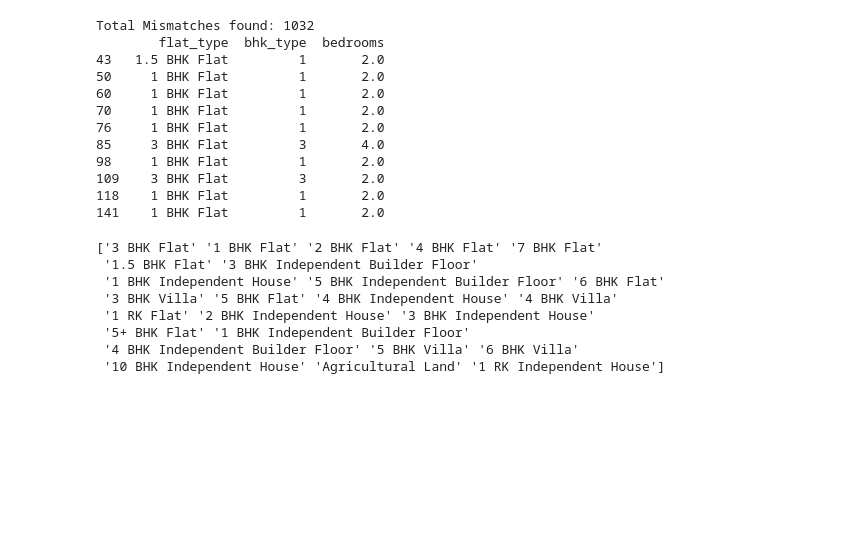
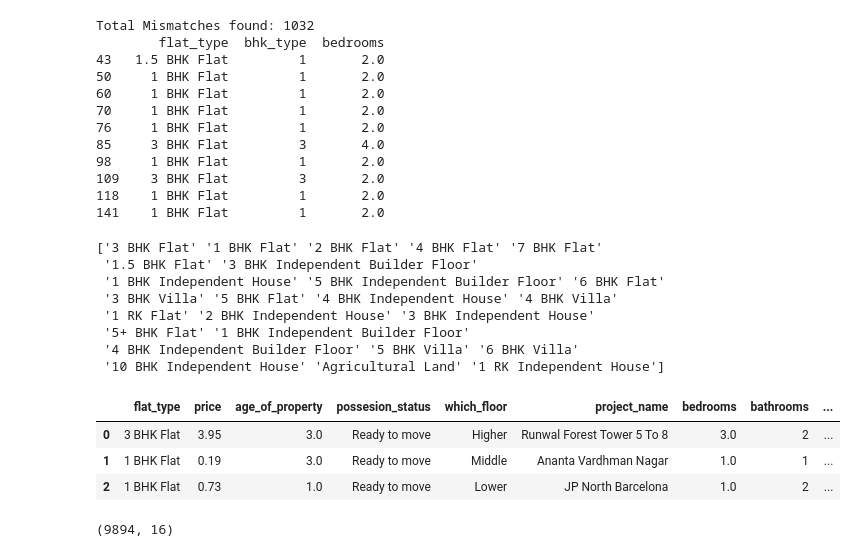
Before and after one commit to ShlokBagwe/Realytics-End-to-End-Real-Estate-Intelligence-Platform, a Jupyter notebook: Real_Estate_Data_Merge.ipynb, the cells around one changed output. Saved outputs shown, nothing was run; the diff lists cells and outputs as text; code cells hidden in the pictures; blank space fills up the shorter version.

Commit message:
df2 mumbai_flat final cleaning

```diff
--- a/Real_Estate_Data_Merge.ipynb
+++ b/Real_Estate_Data_Merge.ipynb
@@ -321,0 +402,28 @@ print(df2['flat_type'].unique())  # check for 1.5, 2.5, 3.5 BHK etc.
+# %%
+# drop columns no longer needed
+df2.drop(columns=[
+    'address', 'buildup_area', 'carpet_area',
+    'avg_price_sqft', 'facing', 'furnicing', 'brokrage',
+    'about_property'
+], inplace=True)
+# %%
+mask = df2['bathrooms'] == 'No Balcony'
+df2.loc[mask, 'balcony'] = 'No Balcony'
+df2.loc[mask, 'bathrooms'] = np.nan
+# %%
+mask = ~df2['possesion_status'].str.contains("Ready to move", na=False)
+df2.loc[mask,'possesion_status'] = np.nan
+# %%
+df2 = df2[['flat_type', 'price', 'age_of_property', 'possesion_status', 'which_floor', 'project_name', 'bedrooms', 'bathrooms', 'balcony', 'parking', 'source', 'location', 'buildup_area_sqft', 'carpet_area_sqft', 'is_ready_to_move', 'furnishing']]
+# %%
+df2.to_csv('cleaned_mumbai_flats_aftermath_final.csv', index=False)
+df2.head(3)
+# %% [output]
+|  | flat_type | price | age_of_property | possesion_status | which_floor | project_name | bedrooms | bathrooms | ... |
+| 0 | 3 BHK Flat | 3.95 | 3.0 | Ready to move | Higher | Runwal Forest Tower 5 To 8 | 3.0 | 2 | ... |
+| 1 | 1 BHK Flat | 0.19 | 3.0 | Ready to move | Middle | Ananta Vardhman Nagar | 1.0 | 1 | ... |
+| 2 | 1 BHK Flat | 0.73 | 1.0 | Ready to move | Lower | JP North Barcelona | 1.0 | 2 | ... |
+# %%
+df2.shape
+# %% [output]
+(9894, 16)
```
Also changed, not shown: parts of 12 cells of this notebook.
